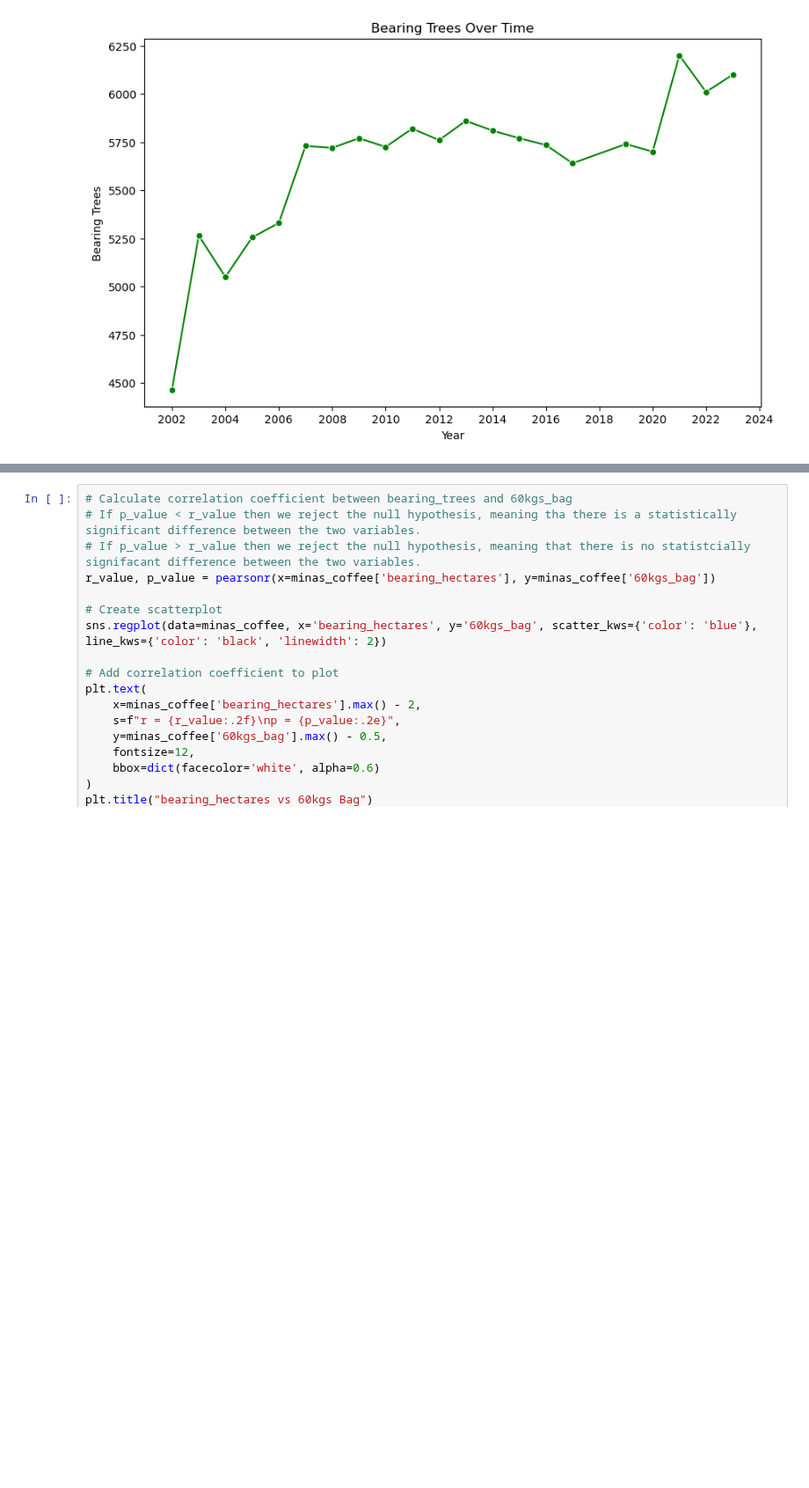
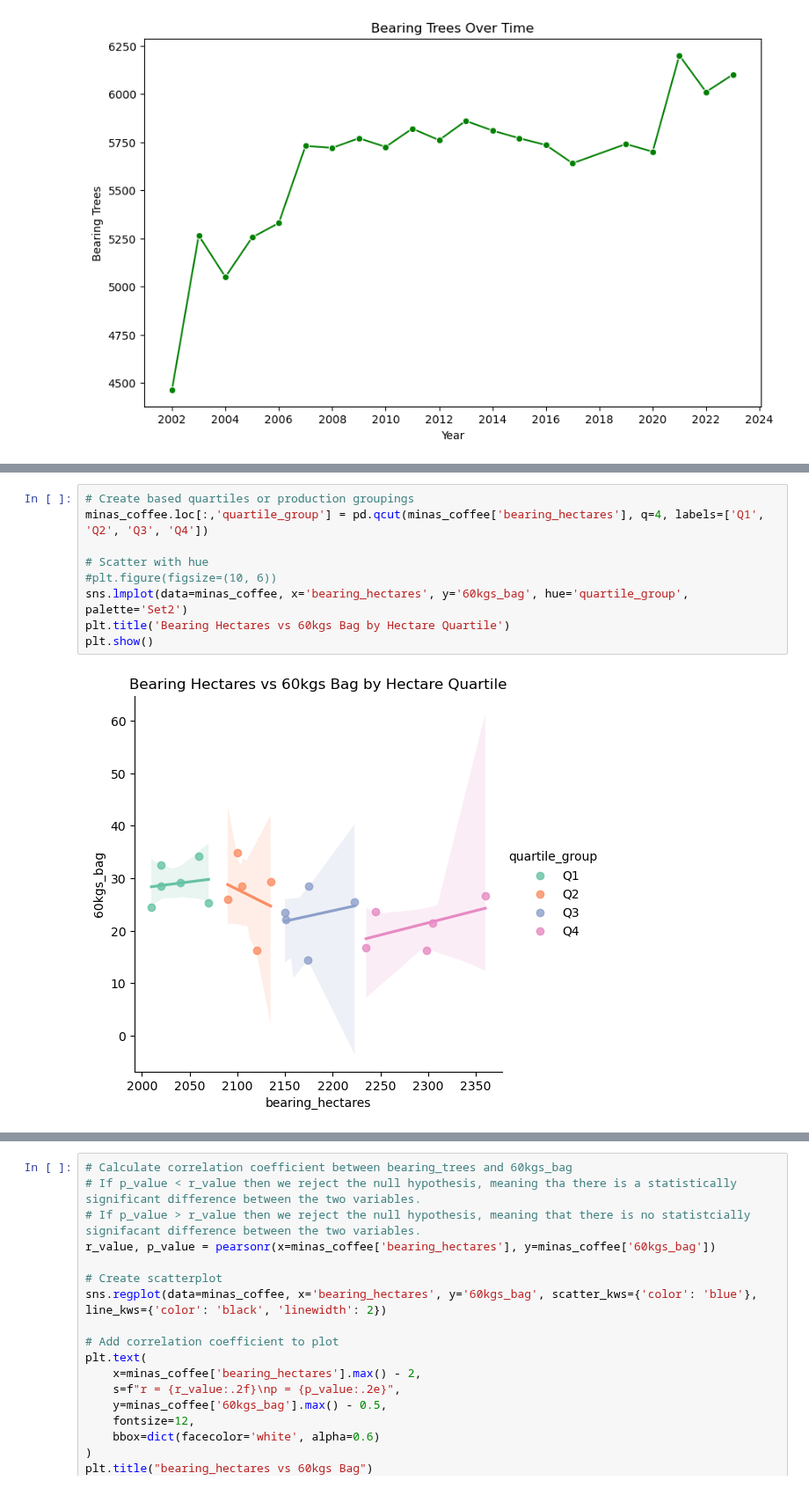
Before and after one commit to DataEden/The-Knowledge-House-2025, a Jupyter notebook: T-Labs/Coffee_Weather_Data_Analysis/notebooks/explore_coffee.ipynb, the cells around one changed output, grey strips where cells are left out. Shown at 88% size. Drawn from its saved outputs; the diff is of its cells as text; blank space fills up the shorter version.

```diff
--- a/T-Labs/Coffee_Weather_Data_Analysis/notebooks/explore_coffee.ipynb
+++ b/T-Labs/Coffee_Weather_Data_Analysis/notebooks/explore_coffee.ipynb
@@ -203,0 +322,11 @@ Additional Notes:
+# %%
+# Create based quartiles or production groupings
+minas_coffee.loc[:,'quartile_group'] = pd.qcut(minas_coffee['bearing_hectares'], q=4, labels=['Q1', 'Q2', 'Q3', 'Q4'])
+
+# Scatter with hue
+#plt.figure(figsize=(10, 6))
+sns.lmplot(data=minas_coffee, x='bearing_hectares', y='60kgs_bag', hue='quartile_group', palette='Set2')
+plt.title('Bearing Hectares vs 60kgs Bag by Hectare Quartile')
+plt.show()
+# %% [output]
+[figure, added]
```
Also changed, not shown: parts of 29 cells of this notebook, 1 other file.
